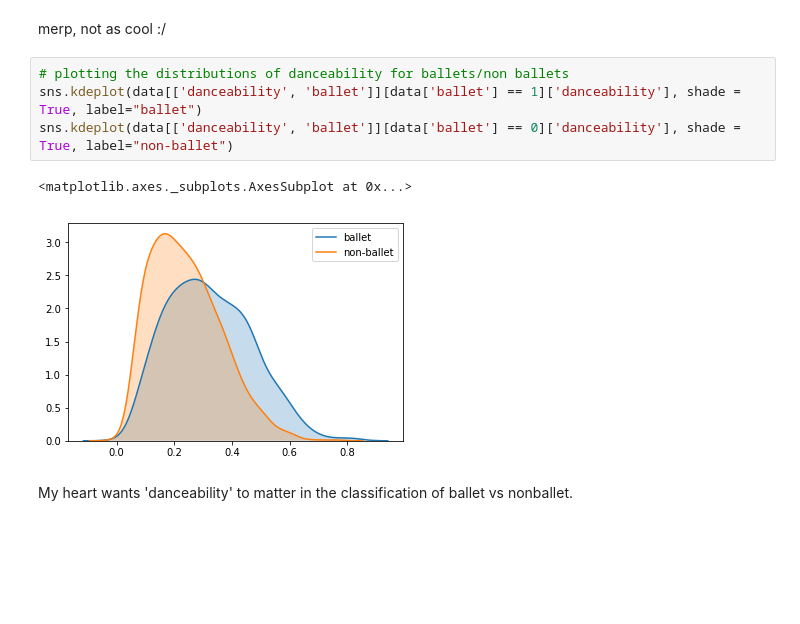
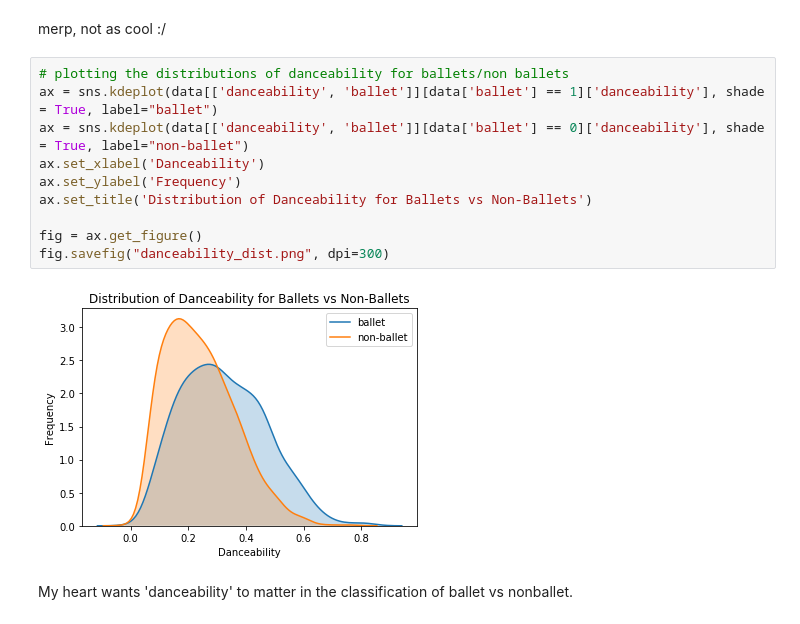
Before and after one commit to h-parker/ballet-or-not, a Jupyter notebook: eda.ipynb, the cells around one changed output. Cells and saved outputs as stored; diff of their text form; blank space fills up the shorter version.

```diff
--- a/eda.ipynb
+++ b/eda.ipynb
@@ -66,11 +69,16 @@ sns.kdeplot(data[['energy', 'ballet']][data['ballet'] == 0]['energy'], shade = T
 merp, not as cool :/
 # %%
 # plotting the distributions of danceability for ballets/non ballets
-sns.kdeplot(data[['danceability', 'ballet']][data['ballet'] == 1]['danceability'], shade = True, label="ballet")
-sns.kdeplot(data[['danceability', 'ballet']][data['ballet'] == 0]['danceability'], shade = True, label="non-ballet")
+ax = sns.kdeplot(data[['danceability', 'ballet']][data['ballet'] == 1]['danceability'], shade = True, label="ballet")
+ax = sns.kdeplot(data[['danceability', 'ballet']][data['ballet'] == 0]['danceability'], shade = True, label="non-ballet")
+ax.set_xlabel('Danceability')
+ax.set_ylabel('Frequency')
+ax.set_title('Distribution of Danceability for Ballets vs Non-Ballets')
+
+fig = ax.get_figure()
+fig.savefig("danceability_dist.png", dpi=300)
 # %% [output]
-<matplotlib.axes._subplots.AxesSubplot at 0x...>
-[figure, old version]
+[figure, new version]
 # %% [markdown]
 My heart wants 'danceability' to matter in the classification of ballet vs nonballet.
 # %% [markdown]
```
Also changed, not shown: parts of 2 cells of this notebook, 3 other files.
